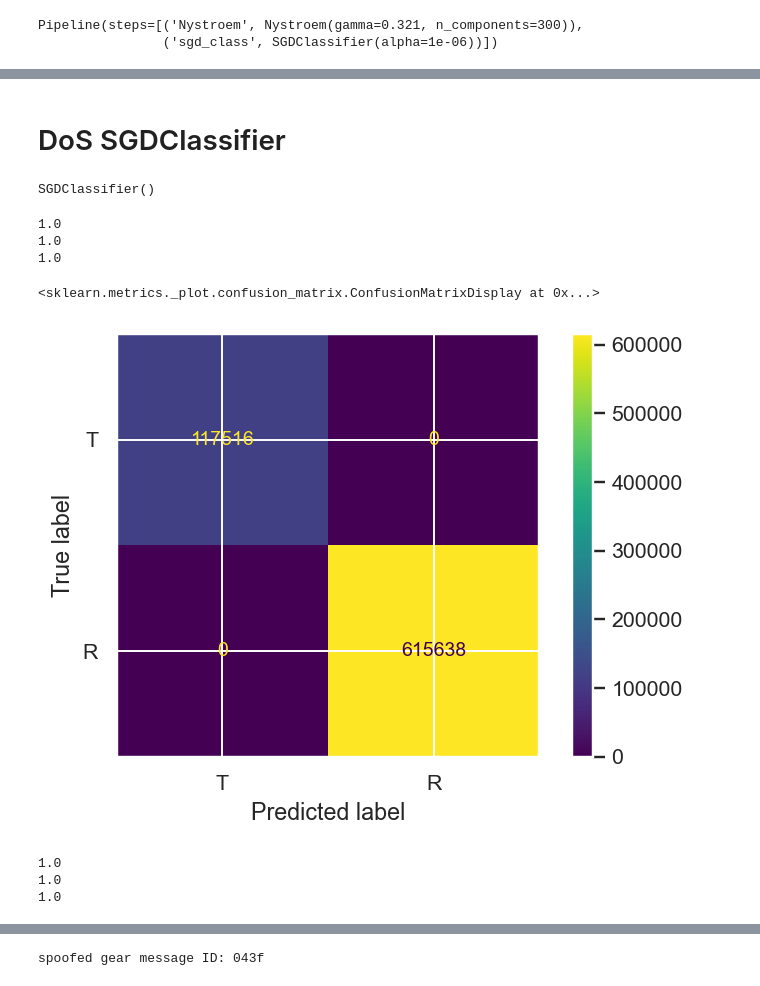
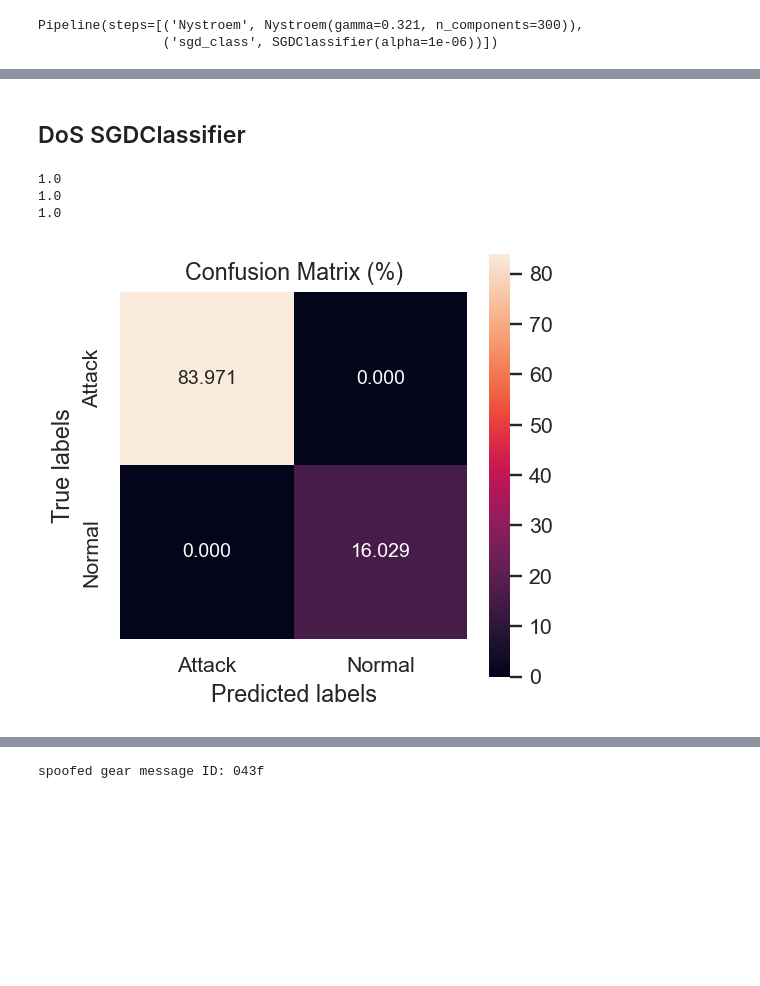
Before and after one commit to DanilaRedin/CAN_IDS, a Jupyter notebook: ids.ipynb, the cells around one changed output, grey strips where cells are left out. Cells and saved outputs as stored; diff of their text form; code cells hidden in the pictures; blank space fills up the shorter version.

```diff
--- a/ids.ipynb
+++ b/ids.ipynb
@@ -243,13 +277,10 @@ plot_confmat(yfuzzy_test, yfuzzy_pred)
 # %% [markdown]
-# DoS SGDClassifier
+## DoS SGDClassifier
 # %%
 svc_dos = SGDClassifier()
 # %%
 svc_dos.fit(Xdos_train, ydos_train)
 ydos_pred = svc_dos.predict(Xdos_test)
-ydos_pred_train = svc_dos.predict(Xdos_train)
-# %% [output]
-SGDClassifier()
 # %%
 print(f1_score(ydos_test, ydos_pred, labels=['T', 'R'], pos_label='T'))
 print(precision_score(ydos_test, ydos_pred, labels=['T', 'R'], pos_label='T'))
@@ -259,15 +290,6 @@ print(recall_score(ydos_test, ydos_pred, labels=['T', 'R'], pos_label='T'))
 1.0
 1.0
 # %%
-ConfusionMatrixDisplay.from_predictions(ydos_test, ydos_pred, labels=['T', 'R'])
+plot_confmat(ydos_test, ydos_pred)
 # %% [output]
-<sklearn.metrics._plot.confusion_matrix.ConfusionMatrixDisplay at 0x...>
-[figure, old version]
+[figure, new version]
-# %%
-print(f1_score(ydos_train, ydos_pred_train, labels=['T', 'R'], pos_label='T'))
-print(precision_score(ydos_train, ydos_pred_train, labels=['T', 'R'], pos_label='T'))
-print(recall_score(ydos_train, ydos_pred_train, labels=['T', 'R'], pos_label='T'))
-# %% [output]
-1.0
-1.0
-1.0
```
Also changed, not shown: parts of 42 cells of this notebook.
